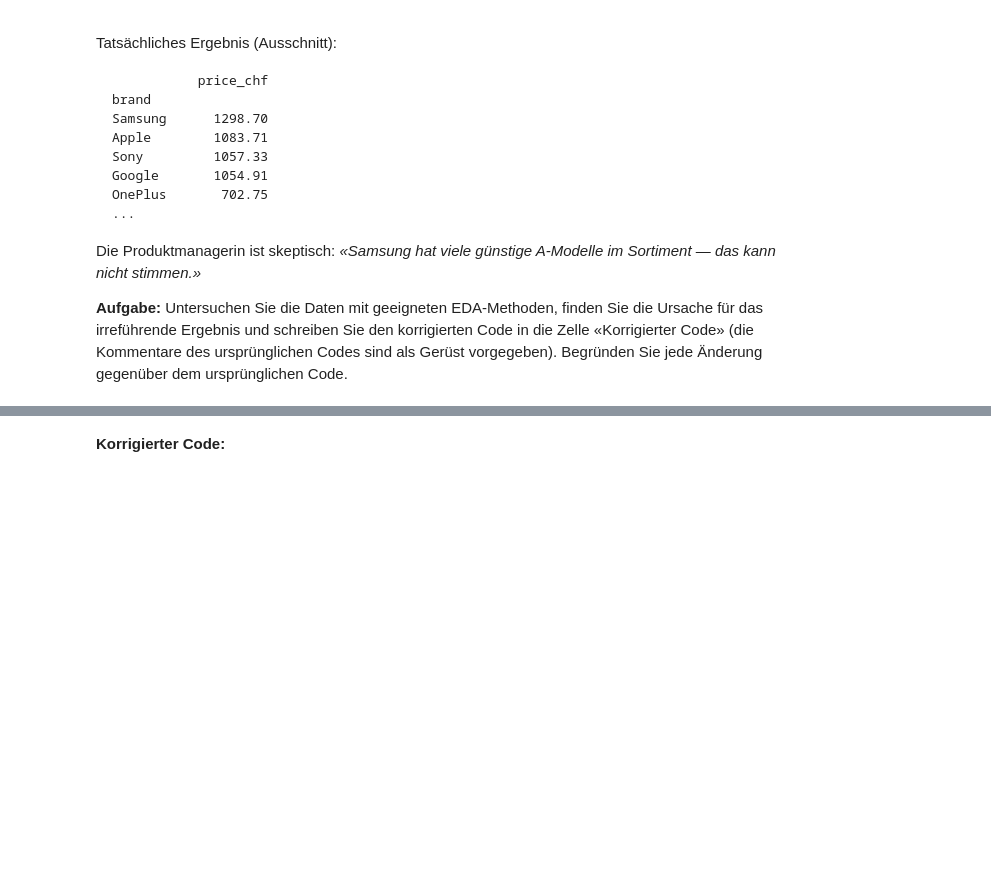
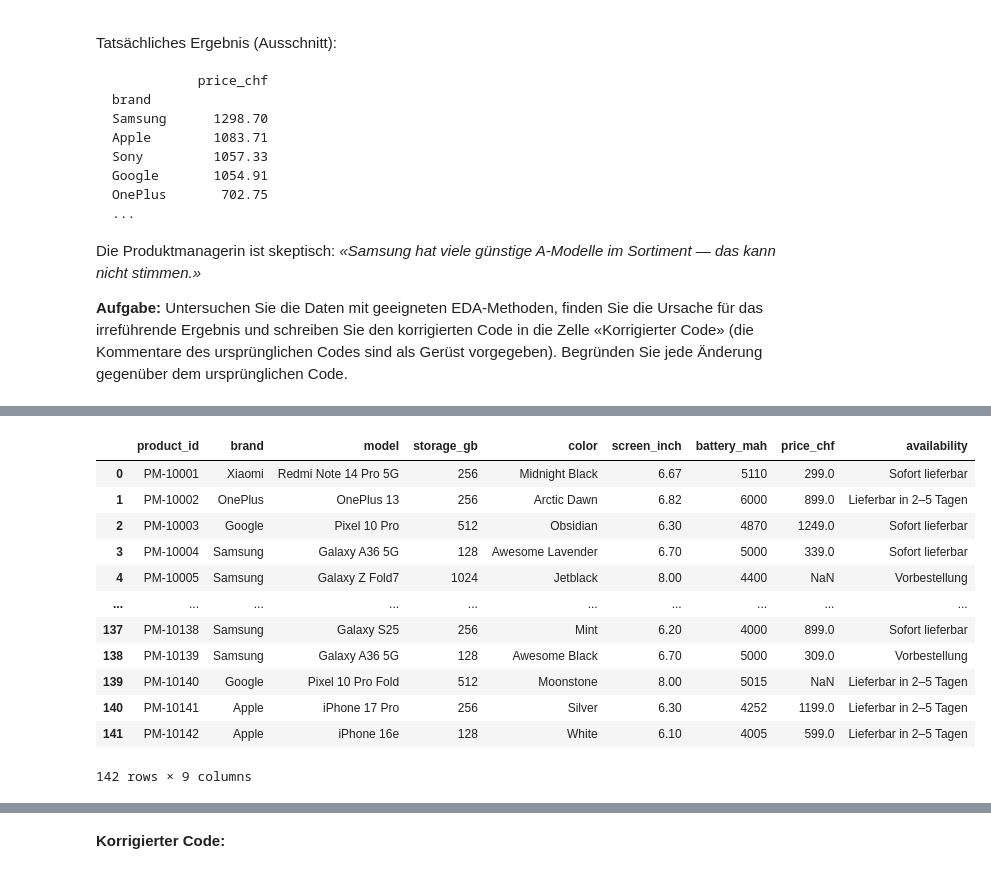
Before and after one commit to pyrat12/DS_HS2026_LNW, a Jupyter notebook: DS_HS2026_LNW_I_Examples/AP02/AP02 Mock Exam/AP02 Mock Exam.ipynb, the cells around one changed output, grey strips where cells are left out. Cells and saved outputs as stored; diff of their text form; code cells hidden in the pictures; blank space fills up the shorter version.

```diff
--- a/DS_HS2026_LNW_I_Examples/AP02/AP02 Mock Exam/AP02 Mock Exam.ipynb
+++ b/DS_HS2026_LNW_I_Examples/AP02/AP02 Mock Exam/AP02 Mock Exam.ipynb
@@ -407,0 +458,16 @@ Die Produktmanagerin ist skeptisch: *«Samsung hat viele günstige A-Modelle im
+# %%
+display(df_clean)
+# %% [output]
+|  | product_id | brand | model | storage_gb | color | screen_inch | battery_mah | price_chf | availability |
+| 0 | PM-10001 | Xiaomi | Redmi Note 14 Pro 5G | 256 | Midnight Black | 6.67 | 5110 | 299.0 | Sofort lieferbar |
+| 1 | PM-10002 | OnePlus | OnePlus 13 | 256 | Arctic Dawn | 6.82 | 6000 | 899.0 | Lieferbar in 2–5 Tagen |
+| 2 | PM-10003 | Google | Pixel 10 Pro | 512 | Obsidian | 6.30 | 4870 | 1249.0 | Sofort lieferbar |
+| 3 | PM-10004 | Samsung | Galaxy A36 5G | 128 | Awesome Lavender | 6.70 | 5000 | 339.0 | Sofort lieferbar |
+| 4 | PM-10005 | Samsung | Galaxy Z Fold7 | 1024 | Jetblack | 8.00 | 4400 | NaN | Vorbestellung |
+| ... | ... | ... | ... | ... | ... | ... | ... | ... | ... |
+| 137 | PM-10138 | Samsung | Galaxy S25 | 256 | Mint | 6.20 | 4000 | 899.0 | Sofort lieferbar |
+| 138 | PM-10139 | Samsung | Galaxy A36 5G | 128 | Awesome Black | 6.70 | 5000 | 309.0 | Vorbestellung |
+| 139 | PM-10140 | Google | Pixel 10 Pro Fold | 512 | Moonstone | 8.00 | 5015 | NaN | Lieferbar in 2–5 Tagen |
+| 140 | PM-10141 | Apple | iPhone 17 Pro | 256 | Silver | 6.30 | 4252 | 1199.0 | Lieferbar in 2–5 Tagen |
+| 141 | PM-10142 | Apple | iPhone 16e | 128 | White | 6.10 | 4005 | 599.0 | Lieferbar in 2–5 Tagen |
+142 rows × 9 columns
```
Also changed, not shown: parts of 7 cells of this notebook, 3 other files.
